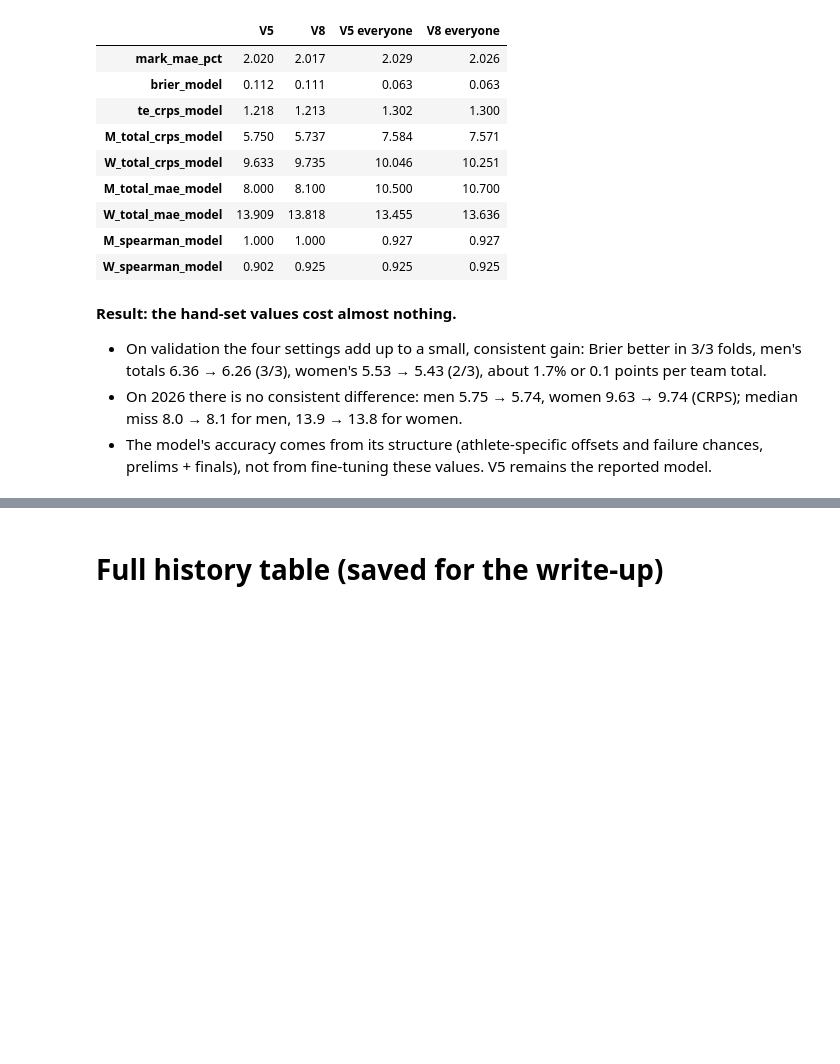
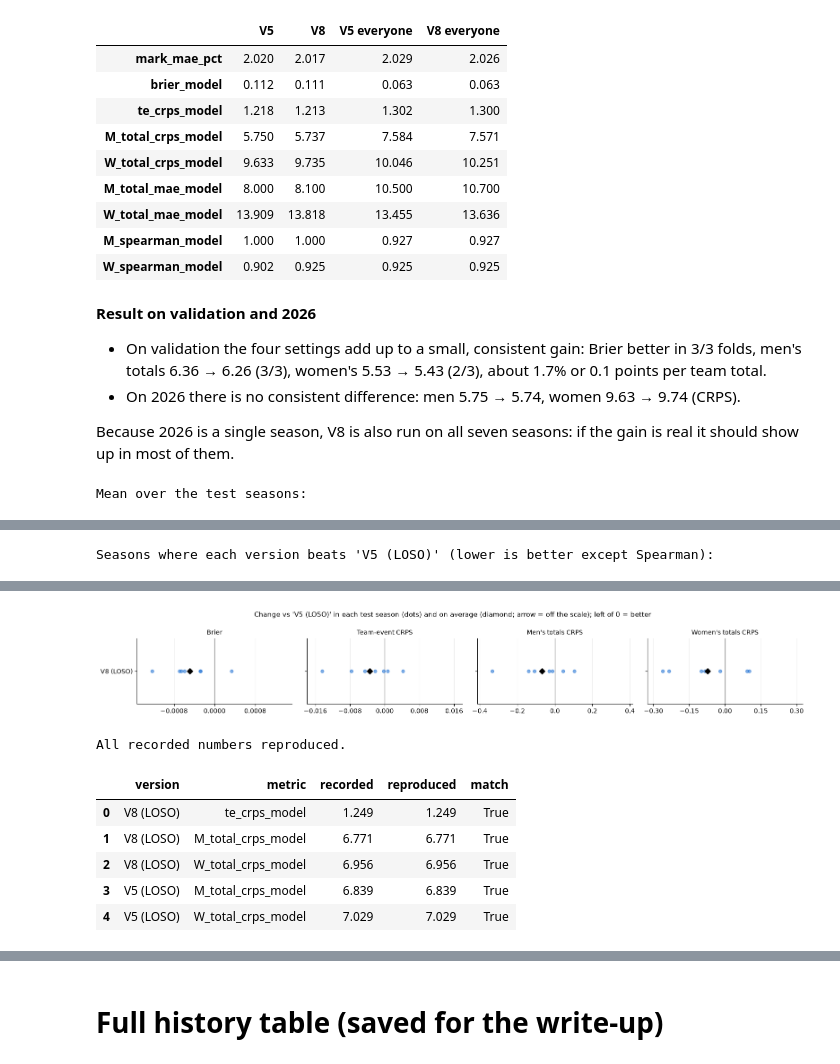
Before and after one commit to ChidiebereAgunanne/DSC180, a Jupyter notebook: big-west-predictor/notebooks/model_history.ipynb, the cells around one changed output, grey strips where cells are left out. Cells and saved outputs as stored; diff of their text form; code cells hidden in the pictures; blank space fills up the shorter version.

```diff
--- a/big-west-predictor/notebooks/model_history.ipynb
+++ b/big-west-predictor/notebooks/model_history.ipynb
@@ -71,6 +91,11 @@ print(f"{len(reg):,} regular-season rows | {len(bw):,} Big West rows | seasons {
 FOLDS_NO_2019 = [([2021, 2022], 2023), ([2021, 2022, 2023], 2024), ([2021, 2022, 2023, 2024], 2025)]
 FOLDS = [([2019] + train, test) for train, test in FOLDS_NO_2019]
 FINAL_FOLD = ([2019, 2021, 2022, 2023, 2024, 2025], 2026)
+
+# Seven seasons: each season predicted from the other six (leave-one-season-out)
+ALL_SEASONS = sorted(int(s) for s in bw["season"].unique())
+LOSO = [([s for s in ALL_SEASONS if s != t], t) for t in ALL_SEASONS]
+UNSEEN_FOLDS = [f for f in LOSO if f[1] in (2019, 2021, 2022)]   # never used to choose anything before step 9
 # %% [output]
 57,300 regular-season rows | 5,257 Big West rows | seasons [2019, 2021, 2022, 2023, 2024, 2025, 2026]
 # %%
@@ -1076,10 +1224,24 @@ assert abs(post.loc["M_total_crps_model", "V8"] - 5.737) < 0.006 and abs(post.lo
 | M_spearman_model | 1.000 | 1.000 | 0.927 | 0.927 |
 | W_spearman_model | 0.902 | 0.925 | 0.925 | 0.925 |
 # %% [markdown]
-**Result: the hand-set values cost almost nothing.**
+**Result on validation and 2026**
 - On validation the four settings add up to a small, consistent gain: Brier better in 3/3 folds, men's totals
   6.36 → 6.26 (3/3), women's 5.53 → 5.43 (2/3), about 1.7% or 0.1 points per team total.
-- On 2026 there is no consistent difference: men 5.75 → 5.74, women 9.63 → 9.74 (CRPS); median miss 8.0 → 8.1 for
-  men, 13.9 → 13.8 for women.
-- The model's accuracy comes from its structure (athlete-specific offsets and failure chances, prelims + finals),
-  not from fine-tuning these values. V5 remains the reported model.
+- On 2026 there is no consistent difference: men 5.75 → 5.74, women 9.63 → 9.74 (CRPS).
+
+Because 2026 is a single season, V8 is also run on all seven seasons: if the gain is real it should show up in
+most of them.
+# %%
+step8g_loso, mean8g_loso = run_step("8g seven seasons", {
+    "V5 (LOSO)": (V5, LOSO),
+    "V8 (LOSO)": (V8, LOSO),
+})
+check(mean8g_loso, {
+    ('V8 (LOSO)', 'te_crps_model'): 1.249,
+    ('V8 (LOSO)', 'M_total_crps_model'): 6.771,
+    ('V8 (LOSO)', 'W_total_crps_model'): 6.956,
+    ('V5 (LOSO)', 'M_total_crps_model'): 6.839,
+    ('V5 (LOSO)', 'W_total_crps_model'): 7.029,
+})
+# %% [output]
+Mean over the test seasons:
@@ -1085,0 +1252 @@ assert abs(post.loc["M_total_crps_model", "V8"] - 5.737) < 0.006 and abs(post.lo
+Seasons where each version beats 'V5 (LOSO)' (lower is better except Spearman):
@@ -1085,0 +1255,8 @@ assert abs(post.loc["M_total_crps_model", "V8"] - 5.737) < 0.006 and abs(post.lo
+[figure, added]
+All recorded numbers reproduced.
+|  | version | metric | recorded | reproduced | match |
+| 0 | V8 (LOSO) | te_crps_model | 1.249 | 1.249 | True |
+| 1 | V8 (LOSO) | M_total_crps_model | 6.771 | 6.771 | True |
+| 2 | V8 (LOSO) | W_total_crps_model | 6.956 | 6.956 | True |
+| 3 | V5 (LOSO) | M_total_crps_model | 6.839 | 6.839 | True |
+| 4 | V5 (LOSO) | W_total_crps_model | 7.029 | 7.029 | True |
```
Also changed, not shown: parts of 84 cells of this notebook, 2 other files.
